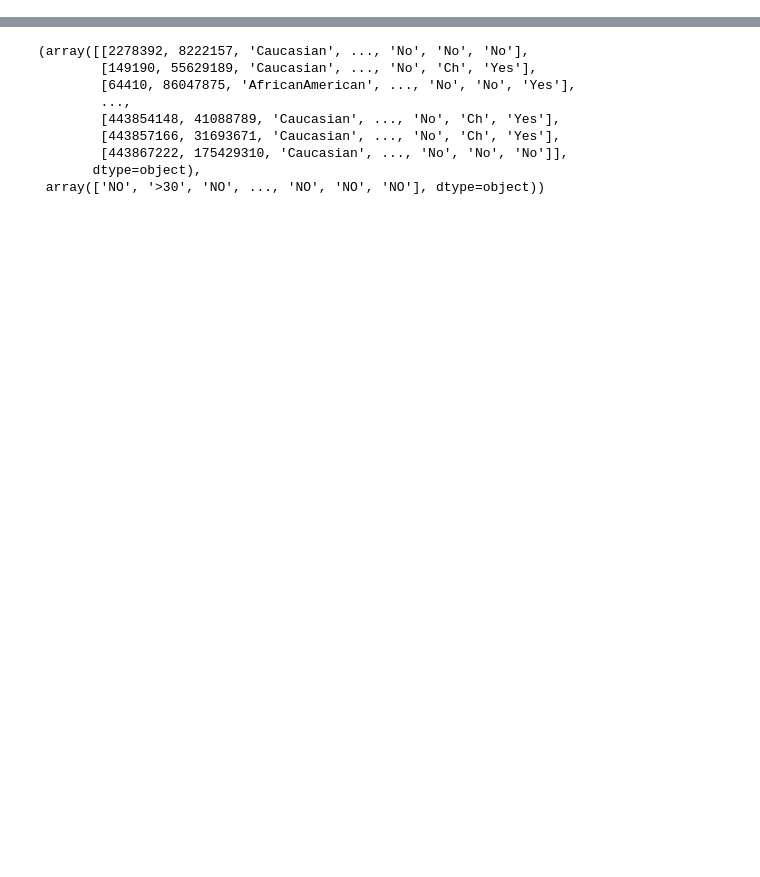
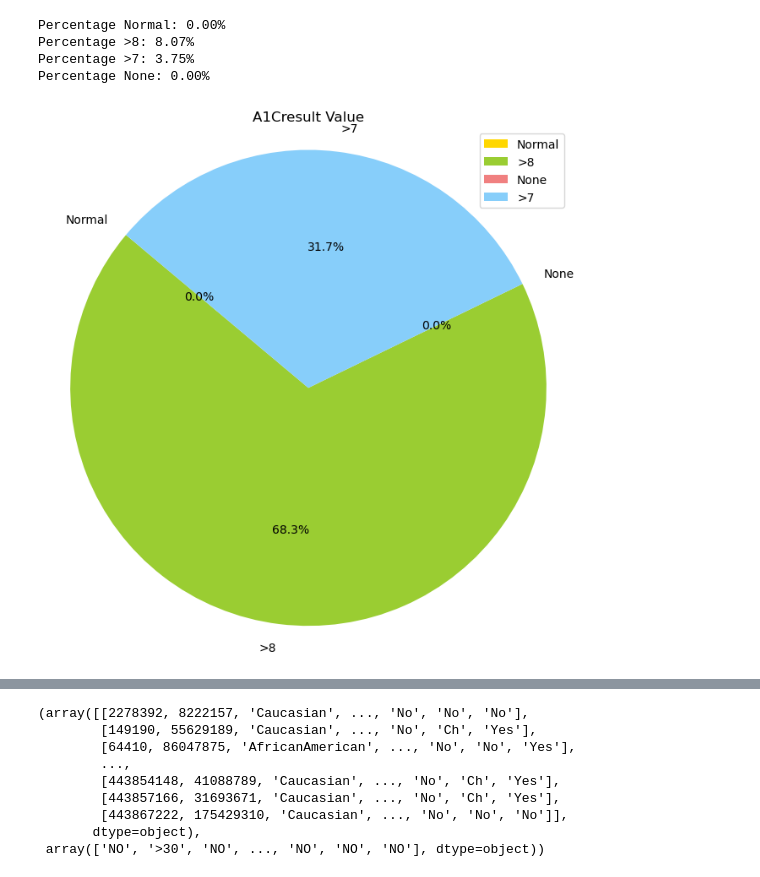
Before and after one commit to bianyiguyuan/diabetic_data_model, a Jupyter notebook: model_train.ipynb, the cells around one changed output, grey strips where cells are left out. Drawn from its saved outputs; the diff is of its cells as text; code cells hidden in the pictures; blank space fills up the shorter version.

```diff
--- a/model_train.ipynb
+++ b/model_train.ipynb
@@ -11,0 +267,8 @@ import seaborn as sns
+# %%
+de.pie_a1cresult()
+# %% [output]
+Percentage Normal: 0.00%
+Percentage >8: 8.07%
+Percentage >7: 3.75%
+Percentage None: 0.00%
+[figure, added]
```
Also changed, not shown: parts of 31 cells of this notebook, 2 other files.
